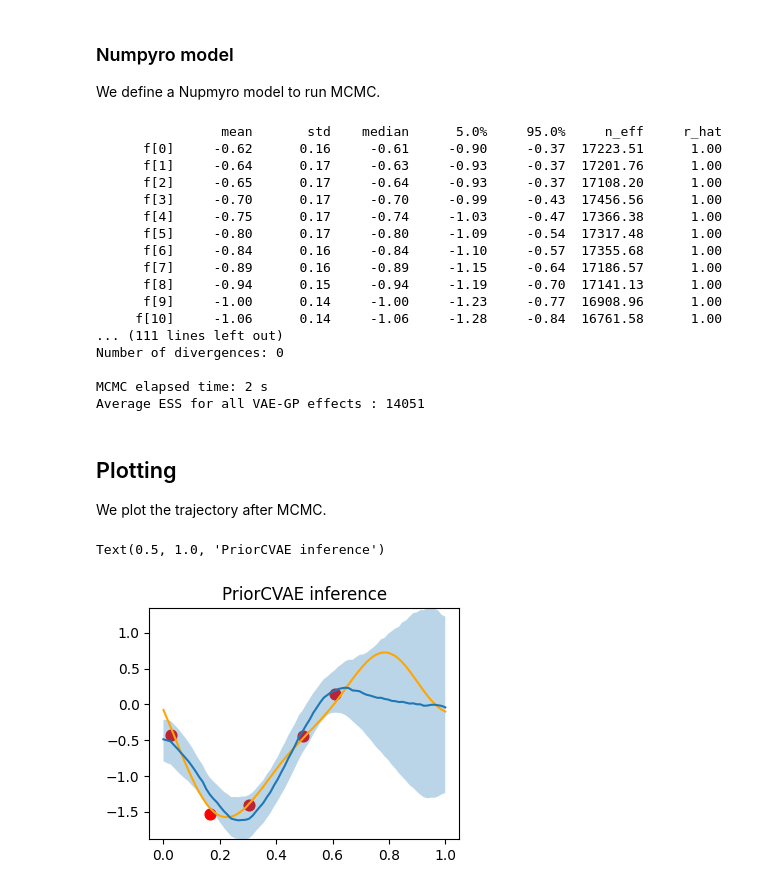
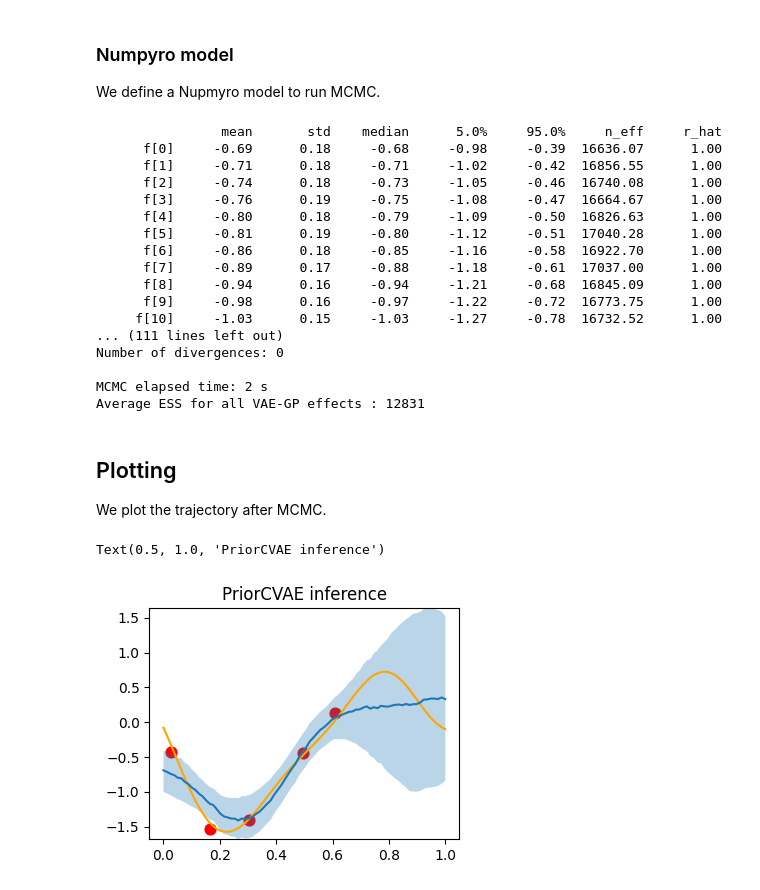
Before and after one commit to elizavetasemenova/PriorCVAE_JAX, a Jupyter notebook: examples/GP-PriorCVAE.ipynb, the cells around one changed output. Cells and saved outputs as stored; diff of their text form; code cells hidden in the pictures.

```diff
--- a/examples/GP-PriorCVAE.ipynb
+++ b/examples/GP-PriorCVAE.ipynb
@@ -56,10 +56,10 @@ We generate the data using an SquaredExponential kernel with lengthscale that is
 # %%
 kernel = SquaredExponential()
 
-gp_set = GPDataset(n_data=args["input_dim"], kernel=kernel, sample_lengthscale=True)
+gp_data_generator = GPDataset(n_data=args["input_dim"], kernel=kernel, sample_lengthscale=True)
 # %%
-sample_x_train, sample_y_train, sample_ls_train = gp_set.simulatedata(n_samples=1000)
-x_test, y_test, ls_test = gp_set.simulatedata(n_samples=1000)
+sample_x_train, sample_y_train, sample_ls_train = gp_data_generator.simulatedata(n_samples=1000)
+x_test, y_test, ls_test = gp_data_generator.simulatedata(n_samples=1000)
 # %%
 fig, ax = plt.subplots(figsize=(4,3))
 for i in range(15):
@@ -117,7 +117,7 @@ trainer = VAETrainer(model, optimizer, loss=loss)
 trainer.init_params(sample_y_train[0], c=sample_ls_train[0])
 
 test_set = (x_test, y_test, ls_test)
-loss_vals, test_vals, time_taken = trainer.train(gp_set, test_set, num_iterations)
+loss_vals, test_vals, time_taken = trainer.train(gp_data_generator, test_set, num_iterations)
 
 print(f'Training of {num_iterations} iterations took {round(time_taken)} seconds')
 # %% [output]
@@ -221,22 +221,22 @@ mcmc_vae, mcmc_vae_samples, t_elapsed = run_mcmc_vae(rng_key_post, vae_mcmc_infe
                                                      decoder_params, c=c)
 # %% [output]
                 mean       std    median      5.0%     95.0%     n_eff     r_hat
-      f[0]     -0.62      0.16     -0.61     -0.90     -0.37  17223.51      1.00
-      f[1]     -0.64      0.17     -0.63     -0.93     -0.37  17201.76      1.00
-      f[2]     -0.65      0.17     -0.64     -0.93     -0.37  17108.20      1.00
-      f[3]     -0.70      0.17     -0.70     -0.99     -0.43  17456.56      1.00
-      f[4]     -0.75      0.17     -0.74     -1.03     -0.47  17366.38      1.00
-      f[5]     -0.80      0.17     -0.80     -1.09     -0.54  17317.48      1.00
-      f[6]     -0.84      0.16     -0.84     -1.10     -0.57  17355.68      1.00
-      f[7]     -0.89      0.16     -0.89     -1.15     -0.64  17186.57      1.00
-      f[8]     -0.94      0.15     -0.94     -1.19     -0.70  17141.13      1.00
-      f[9]     -1.00      0.14     -1.00     -1.23     -0.77  16908.96      1.00
-     f[10]     -1.06      0.14     -1.06     -1.28     -0.84  16761.58      1.00
+      f[0]     -0.69      0.18     -0.68     -0.98     -0.39  16636.07      1.00
+      f[1]     -0.71      0.18     -0.71     -1.02     -0.42  16856.55      1.00
+      f[2]     -0.74      0.18     -0.73     -1.05     -0.46  16740.08      1.00
+      f[3]     -0.76      0.19     -0.75     -1.08     -0.47  16664.67      1.00
+      f[4]     -0.80      0.18     -0.79     -1.09     -0.50  16826.63      1.00
+      f[5]     -0.81      0.19     -0.80     -1.12     -0.51  17040.28      1.00
+      f[6]     -0.86      0.18     -0.85     -1.16     -0.58  16922.70      1.00
+      f[7]     -0.89      0.17     -0.88     -1.18     -0.61  17037.00      1.00
+      f[8]     -0.94      0.16     -0.94     -1.21     -0.68  16845.09      1.00
+      f[9]     -0.98      0.16     -0.97     -1.22     -0.72  16773.75      1.00
+     f[10]     -1.03      0.15     -1.03     -1.27     -0.78  16732.52      1.00
 ... (111 lines left out)
 Number of divergences: 0
 
 MCMC elapsed time: 2 s
-Average ESS for all VAE-GP effects : 14051
+Average ESS for all VAE-GP effects : 12831
 # %% [markdown]
 ## Plotting
 
@@ -244,30 +244,30 @@ We plot the trajectory after MCMC.
 # %%
 predictive = Predictive(vae_mcmc_inference_model, mcmc_vae_samples)
 
-c = .1 * jnp.ones((1, )) if conditional else None
+c = true_ls * jnp.ones((1, )) if conditional else None
 predictions_vae = predictive(rng_key_preds, args, decoder, decoder_params, c)["f"]
 
 mean_post_pred_vae = jnp.mean(predictions_vae, axis=0)
 hpdi_post_pred_vae = hpdi(predictions_vae, 0.9)
 percentiles_vae = np.percentile(predictions_vae, [5.0, 95.0], axis=0)
 
 N_lines = 10
 
 plt.figure(figsize=(4,3))
 plt.plot(x, gp_draw, label="ground truth", color="orange")
 plt.scatter(x_obs, y_obs, color="red", label="observed data", s=60)
 plt.title('Ground truth, corresponds to $ls$=' + str(args["true_ls"]))
 
 plt.plot(x, mean_post_pred_vae, label="predicted mean VAE")
 plt.fill_between(x, percentiles_vae[0, :], percentiles_vae[1, :], alpha=0.3, interpolate=True,
                  label="VAE posterior: 90% BCI")
 
 y_min = min(np.concatenate([y_obs, mean_post_pred_vae, percentiles_vae[0, :]]))
 y_max = max(np.concatenate([y_obs, mean_post_pred_vae, percentiles_vae[1, :]]))
 
 plt.ylim([y_min, y_max])
 
 plt.title('PriorCVAE inference')
 # %% [output]
 Text(0.5, 1.0, 'PriorCVAE inference')
-[figure, old version]
+[figure, new version]
```
Also changed, not shown: parts of 7 cells of this notebook, 1 other file.
